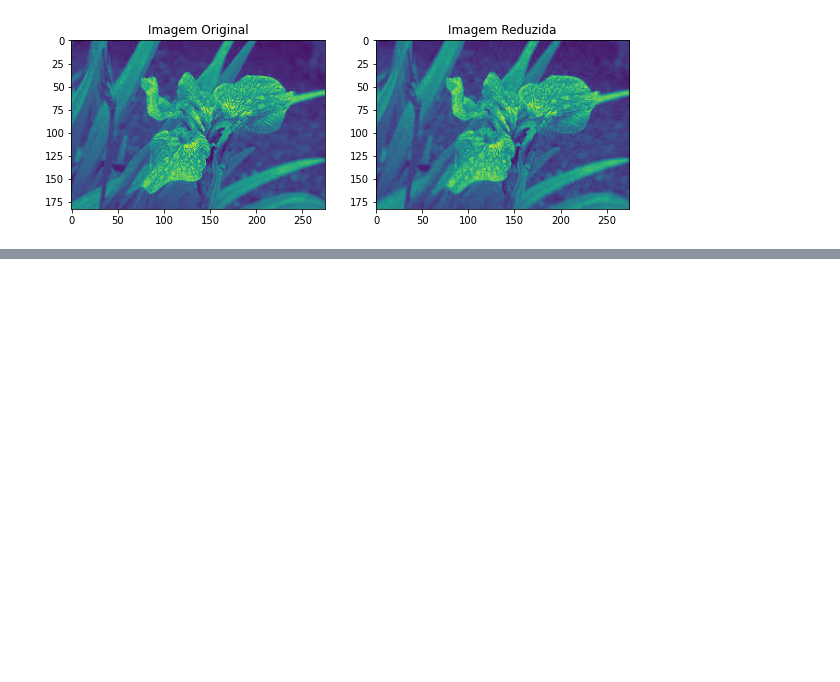
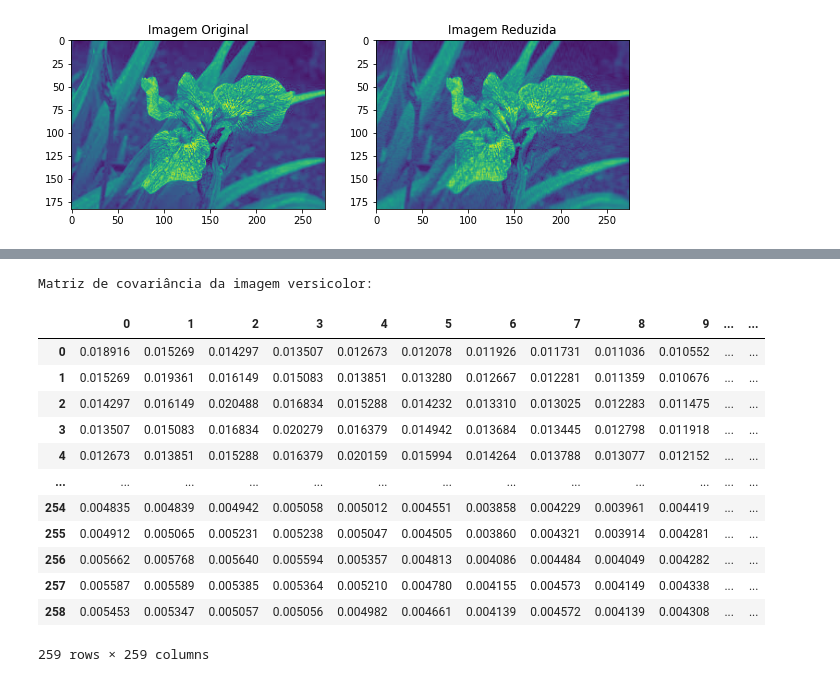
Before and after one commit to AdsonRoberto/Reducao_dimensionalidade_PCA_e_LDA, a Jupyter notebook: analise_PCA_LDA.ipynb, the cells around one changed output, grey strips where cells are left out. Saved outputs shown, nothing was run; the diff lists cells and outputs as text; code cells hidden in the pictures; blank space fills up the shorter version.

```diff
--- a/analise_PCA_LDA.ipynb
+++ b/analise_PCA_LDA.ipynb
@@ -321,0 +371,19 @@ plt.show()
+# %%
+print('Matriz de covariância da imagem versicolor: ')
+covariance_versicolor_pd = pd.DataFrame(cov_versicolor)
+display(covariance_versicolor_pd)
+# %% [output]
+Matriz de covariância da imagem versicolor:
+|  | 0 | 1 | 2 | 3 | 4 | 5 | 6 | 7 | 8 | 9 | ... | ... |
+| 0 | 0.018916 | 0.015269 | 0.014297 | 0.013507 | 0.012673 | 0.012078 | 0.011926 | 0.011731 | 0.011036 | 0.010552 | ... | ... |
+| 1 | 0.015269 | 0.019361 | 0.016149 | 0.015083 | 0.013851 | 0.013280 | 0.012667 | 0.012281 | 0.011359 | 0.010676 | ... | ... |
+| 2 | 0.014297 | 0.016149 | 0.020488 | 0.016834 | 0.015288 | 0.014232 | 0.013310 | 0.013025 | 0.012283 | 0.011475 | ... | ... |
+| 3 | 0.013507 | 0.015083 | 0.016834 | 0.020279 | 0.016379 | 0.014942 | 0.013684 | 0.013445 | 0.012798 | 0.011918 | ... | ... |
+| 4 | 0.012673 | 0.013851 | 0.015288 | 0.016379 | 0.020159 | 0.015994 | 0.014264 | 0.013788 | 0.013077 | 0.012152 | ... | ... |
+| ... | ... | ... | ... | ... | ... | ... | ... | ... | ... | ... | ... | ... |
+| 254 | 0.004835 | 0.004839 | 0.004942 | 0.005058 | 0.005012 | 0.004551 | 0.003858 | 0.004229 | 0.003961 | 0.004419 | ... | ... |
+| 255 | 0.004912 | 0.005065 | 0.005231 | 0.005238 | 0.005047 | 0.004505 | 0.003860 | 0.004321 | 0.003914 | 0.004281 | ... | ... |
+| 256 | 0.005662 | 0.005768 | 0.005640 | 0.005594 | 0.005357 | 0.004813 | 0.004086 | 0.004484 | 0.004049 | 0.004282 | ... | ... |
+| 257 | 0.005587 | 0.005589 | 0.005385 | 0.005364 | 0.005210 | 0.004780 | 0.004155 | 0.004573 | 0.004149 | 0.004338 | ... | ... |
+| 258 | 0.005453 | 0.005347 | 0.005057 | 0.005056 | 0.004982 | 0.004661 | 0.004139 | 0.004572 | 0.004139 | 0.004308 | ... | ... |
+259 rows × 259 columns
```
Also changed, not shown: parts of 6 cells of this notebook.
